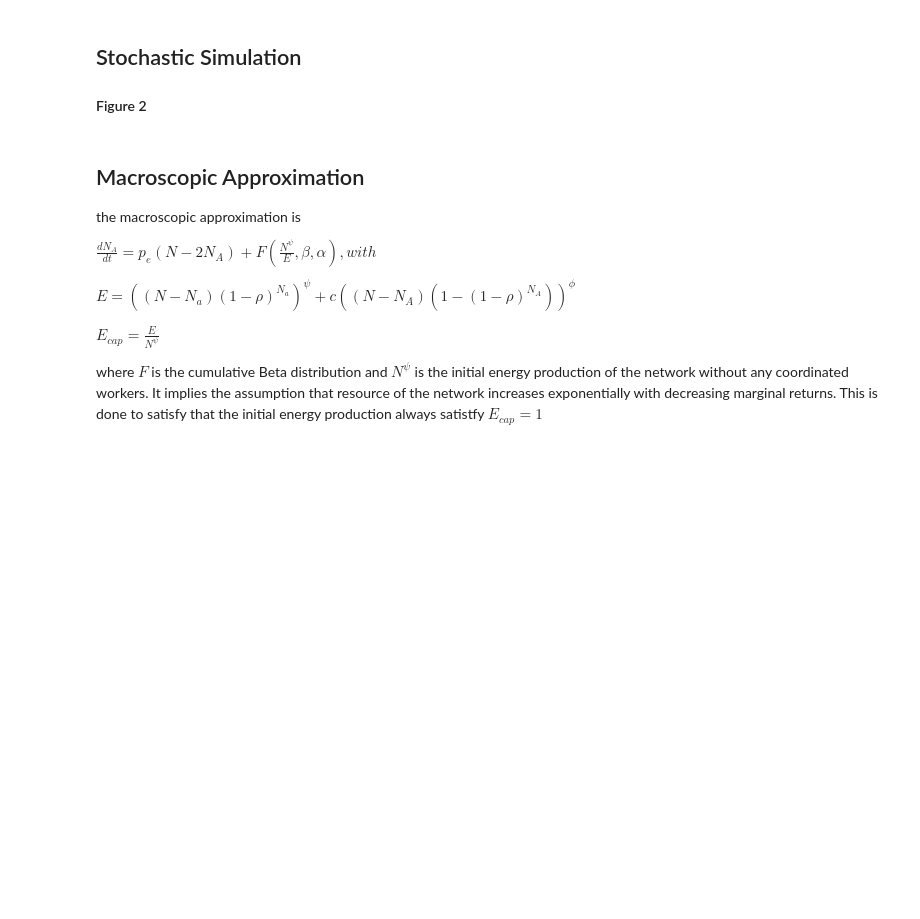
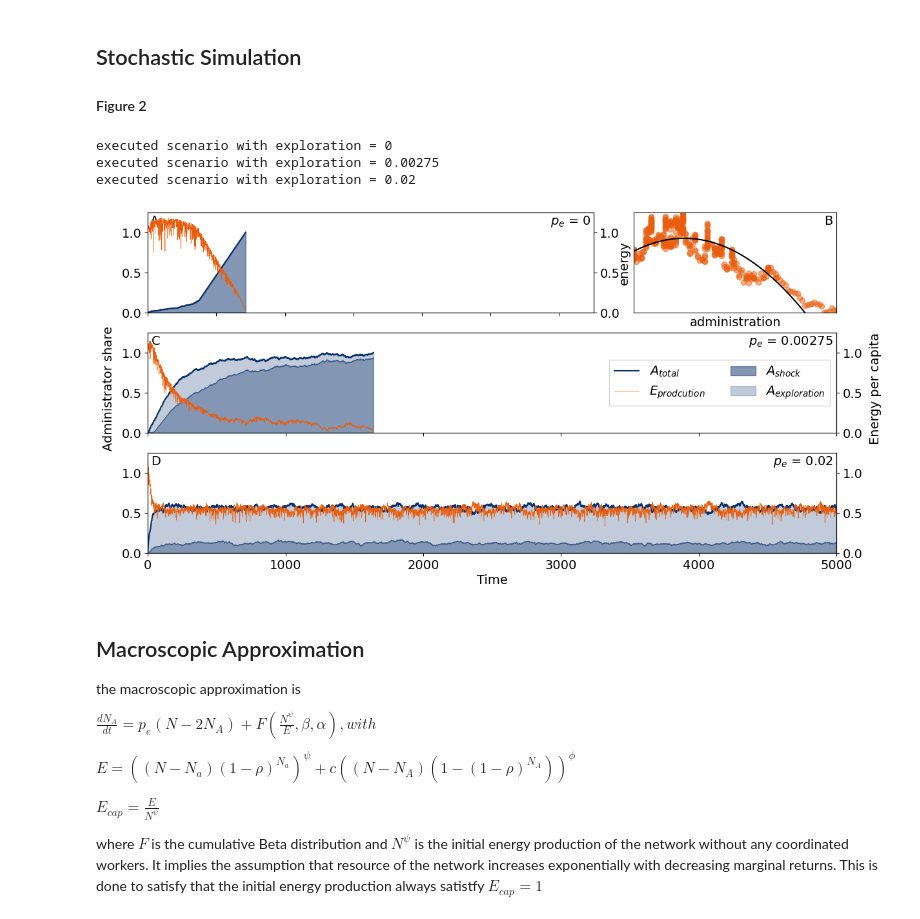
Before and after one commit to flo-schu/Tainter, a Jupyter notebook: scripts/analysis.ipynb, the cells around one changed output. Drawn from its saved outputs; the diff is of its cells as text; code cells hidden in the pictures; blank space fills up the shorter version.

```diff
--- a/scripts/analysis.ipynb
+++ b/scripts/analysis.ipynb
@@ -143,18 +151,23 @@ while not network_update:
 # %%
 f2 = fig2_stochastic_simulations(
     seed=SEED,
     plot_time=plot_time,
     network_size=network_size,
-    link_probability_between_nodes=link_probability_between_nodes,
-    mri_of_laborers=mri_of_laborers,
-    mri_of_coordinated_laborers=mri_of_coordinated_laborers,
-    efficiency_of_coordinated_laborers=efficiency_of_coordinated_laborers,
+    rho=rho,
+    elasticity_l=elasticity_l,
+    elasticity_c=elasticity_c,
+    productivity_c=productivity_c,
     exploration_setups=exploration_scenarios,
     shock_alpha=shock_alpha,
     shock_beta=shock_beta
 )
 plt.show()
 f2.savefig(f"{output}/pub_figure2.png", dpi = 65)
+# %% [output]
+executed scenario with exploration = 0
+executed scenario with exploration = 0.00275
+executed scenario with exploration = 0.02
+[figure, added]
 # %% [markdown]
 ## Macroscopic Approximation
 
```
Also changed, not shown: parts of 7 cells of this notebook, 5 other files.
